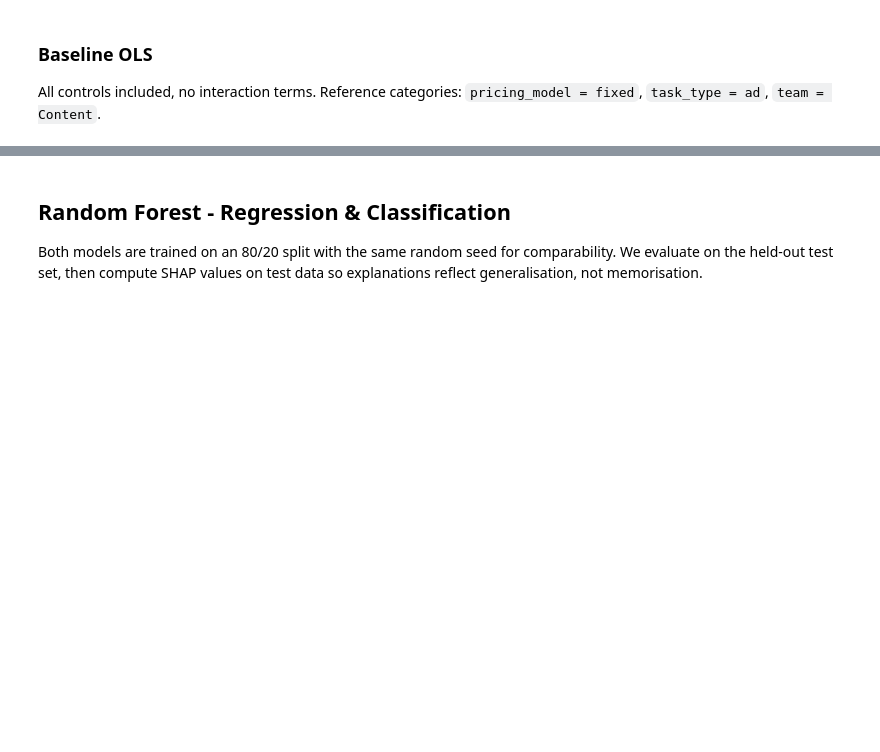
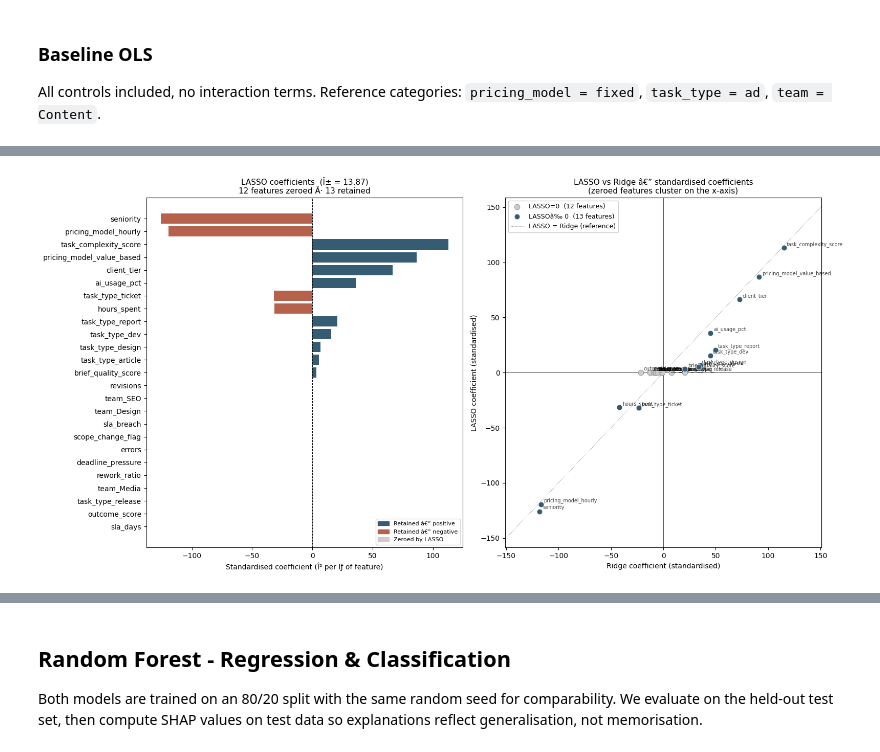
Before and after one commit to tabbba/Machine-Learning-810161, a Jupyter notebook: modelling.ipynb, the cells around one changed output, grey strips where cells are left out. Saved outputs shown, nothing was run; the diff lists cells and outputs as text; code cells hidden in the pictures; blank space fills up the shorter version.

```diff
--- a/modelling.ipynb
+++ b/modelling.ipynb
@@ -212,0 +441,57 @@ Quality metrics (errors, rework, revisions) disappear once hours are controlled
+# %%
+fig, axes = plt.subplots(1, 2, figsize=(16, 8))
+
+# â”€â”€ Plot 1: LASSO coefficient bar chart â”€â”€â”€â”€â”€â”€â”€â”€â”€â”€â”€â”€â”€â”€â”€â”€â”€â”€â”€â”€â”€â”€â”€â”€â”€â”€â”€â”€â”€â”€â”€â”€â”€â”€â”€â”€â”€â”€
+ax = axes[0]
+sorted_lasso = coef_df.sort_values("lasso", key=abs, ascending=True)
+bar_colors = [
+    "#cccccc" if zeroed else (PRIMARY if val >= 0 else RISK)
+    for val, zeroed in zip(sorted_lasso["lasso"], sorted_lasso["lasso_zeroed"])
+]
+ax.barh(sorted_lasso["feature"], sorted_lasso["lasso"], color=bar_colors)
+ax.axvline(0, color="black", linewidth=0.8, linestyle="--")
+ax.set_title(
+    f"LASSO coefficients  (Î± = {lasso_cv.alpha_:.2f})\n"
+    f"{n_zeroed} features zeroed Â· {n_kept} retained",
+    fontsize=11,
+)
+ax.set_xlabel("Standardised coefficient (Î² per Ïƒ of feature)")
+from matplotlib.patches import Patch
+legend_handles = [
+    Patch(color=PRIMARY,    label="Retained â€” positive"),
+    Patch(color=RISK,       label="Retained â€” negative"),
+    Patch(color="#cccccc",  label="Zeroed by LASSO"),
+]
+ax.legend(handles=legend_handles, fontsize=8, loc="lower right")
+
+# â”€â”€ Plot 2: LASSO vs Ridge scatter â”€â”€â”€â”€â”€â”€â”€â”€â”€â”€â”€â”€â”€â”€â”€â”€â”€â”€â”€â”€â”€â”€â”€â”€â”€â”€â”€â”€â”€â”€â”€â”€â”€â”€â”€â”€â”€â”€â”€â”€â”€â”€â”€
+ax = axes[1]
+non_zero = coef_df[~coef_df["lasso_zeroed"]]
+zeroed   = coef_df[coef_df["lasso_zeroed"]]
+
+ax.scatter(zeroed["ridge"],    zeroed["lasso"],    color="#cccccc", s=60, zorder=3,
+           edgecolors="gray", linewidths=0.5, label=f"LASSO=0  ({n_zeroed} features)")
+ax.scatter(non_zero["ridge"],  non_zero["lasso"],  color=PRIMARY,   s=60, zorder=4,
+           edgecolors="white", linewidths=0.5, label=f"LASSOâ‰ 0  ({n_kept} features)")
+
+for _, row in coef_df.iterrows():
+    ax.annotate(
+        row["feature"], (row["ridge"], row["lasso"]),
+        fontsize=7, alpha=0.75, xytext=(4, 3), textcoords="offset points",
+    )
+
+lim = abs(coef_df[["lasso", "ridge"]].values).max() * 1.2
+ax.axhline(0, color="black", linewidth=0.5)
+ax.axvline(0, color="black", linewidth=0.5)
+ax.plot([-lim, lim], [-lim, lim], color="gray", linewidth=0.7, linestyle=":", label="LASSO = Ridge (reference)")
+ax.set_xlim(-lim, lim)
+ax.set_ylim(-lim * 1.05, lim * 1.05)
+ax.set_xlabel("Ridge coefficient (standardised)")
+ax.set_ylabel("LASSO coefficient (standardised)")
+ax.set_title("LASSO vs Ridge â€” standardised coefficients\n(zeroed features cluster on the x-axis)", fontsize=11)
+ax.legend(framealpha=0.9, fontsize=9)
+
+plt.tight_layout()
+plt.show()
+# %% [output]
+[figure, added]
```
Also changed, not shown: parts of 25 cells of this notebook.
